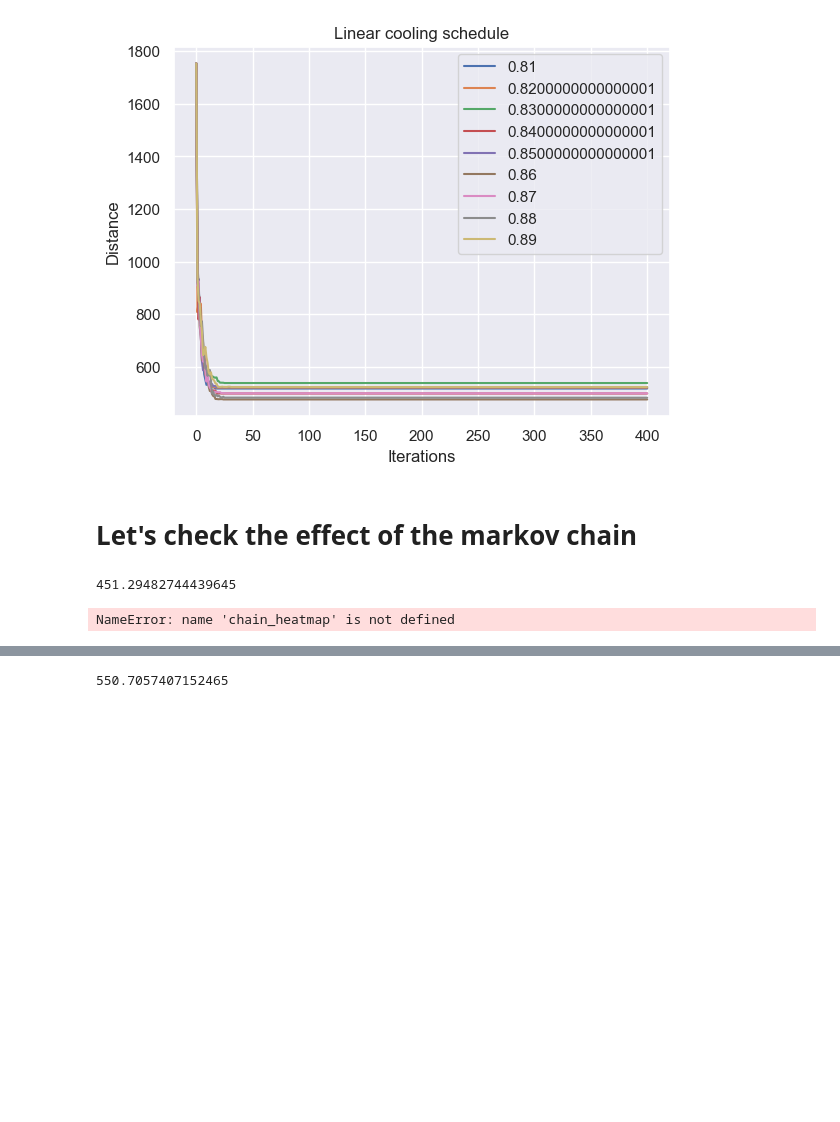
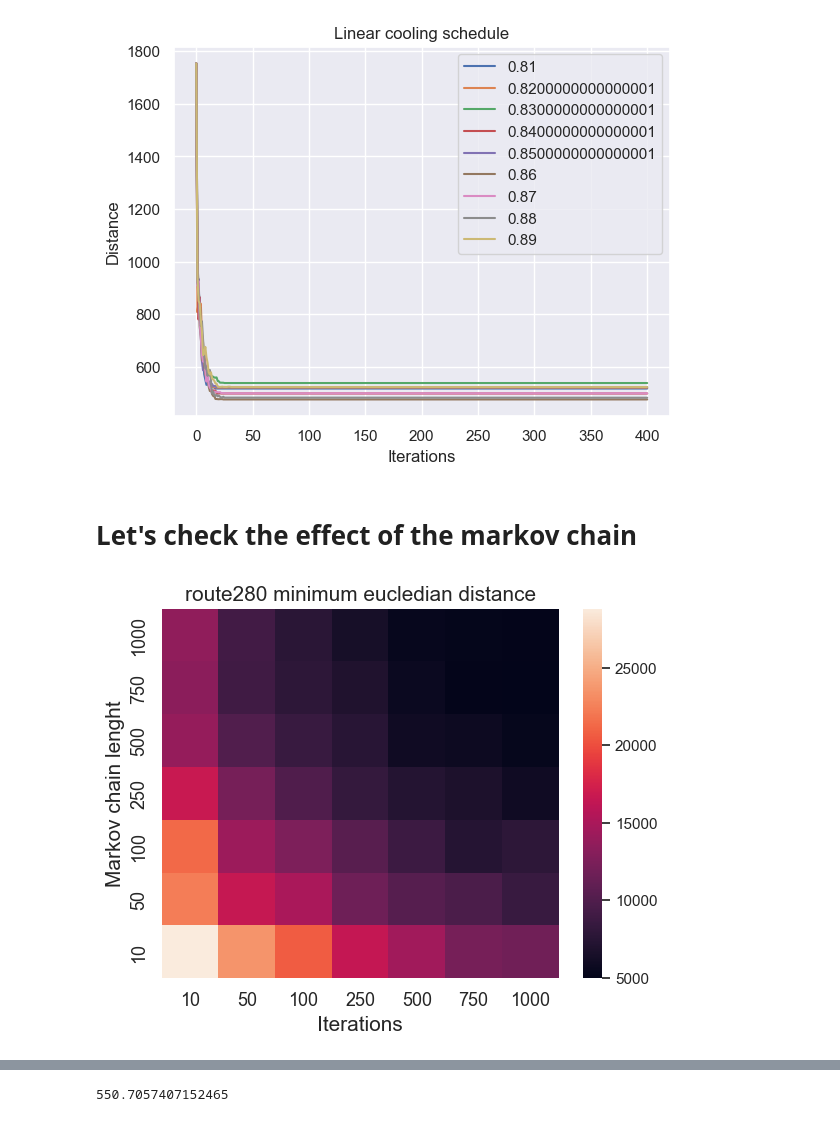
Before and after one commit to stebos100/Stochastic_simulations_22, a Jupyter notebook: Assignment3/YKE_TSP.ipynb, the cells around one changed output, grey strips where cells are left out. Cells and saved outputs as stored; diff of their text form; code cells hidden in the pictures; blank space fills up the shorter version.

```diff
--- a/Assignment3/YKE_TSP.ipynb
+++ b/Assignment3/YKE_TSP.ipynb
@@ -236,10 +235,10 @@ def two_opt(Markov_chain_length, inital_route, distance_matrix,t0, stop, cooling
             T = T
         elif cooling == "normal":
             T = T - t0/stop
-            print(T)
+
         else:
             T = cooling_schedule(k, cooling, t0, alpha)
-    return routes, best_route, cost_record, state, accept_bad_list, decline_bad_list
+    return routes, best_route, cost_record, state, #accept_bad_list, decline_bad_list
 
 def cooling_schedule(k, cooling, T0, alpha):
     if cooling == "exponential":
@@ -445,23 +443,33 @@ T0 = 70
 # %%
+#T0 is a educated guess for a good starting temperature based on the previous experiments.
+#T0 = 70 is good because when you have T0 as 10, the result will converge after 400/500 its
+#Since we want check chain_length 1000 in this heatmap we need to have its at 1000 aswell
+
+
+"""
+markov_chain_length = [10, 50, 100, 250, 500, 750, 1000]
+num_iterations = [10, 50, 100, 250, 500, 750, 1000]
+T0 = 70
+
 chain_heatmap = np.zeros((len(markov_chain_length), len(num_iterations)))
-
+all_results_heatmap = []
 for i in range(len(markov_chain_length)):
     for j in range(len(num_iterations)):
-        a,b,c, energy = two_opt(markov_chain_length[i], path, dx, T0, num_iterations[j], None, None)
+        a,b,c, energy = two_opt(markov_chain_length[i], path, dx, T0, num_iterations[j], "normal", None)
         chain_heatmap[i,j] = c[-1]
+        all_results_heatmap.append(c)
+
+np.savetxt("TSP_data/markovchain_vs_its_heatmap_T0=70", chain_heatmap)
+"""
-# %%
-min(chain_heatmap[6])
-# %% [output]
-451.29482744439645
 # %%
 ax = sns.heatmap(chain_heatmap)
 ax.invert_yaxis()
 ax.set_xlabel("Iterations", fontsize = 15)
 ax.set_ylabel("Markov chain lenght", fontsize = 15)
 ax.set_xticklabels(num_iterations, fontsize = 13)
 ax.set_yticklabels(num_iterations, fontsize = 13)
-ax.set_title("Effect of Markov chain length and iterations on SA minimum distance", fontsize = 15)
+ax.set_title("route280 minimum eucledian distance", fontsize = 15)
+#plt.savefig("Figures/Heatmap_route_280_T0=70.png")
 plt.show()
-plt.savefig("Figures/Heatmap_route_280.png")
 # %% [output]
-NameError: name 'chain_heatmap' is not defined
+[figure, added]
```
Also changed, not shown: parts of 12 cells of this notebook, 3 other files.
